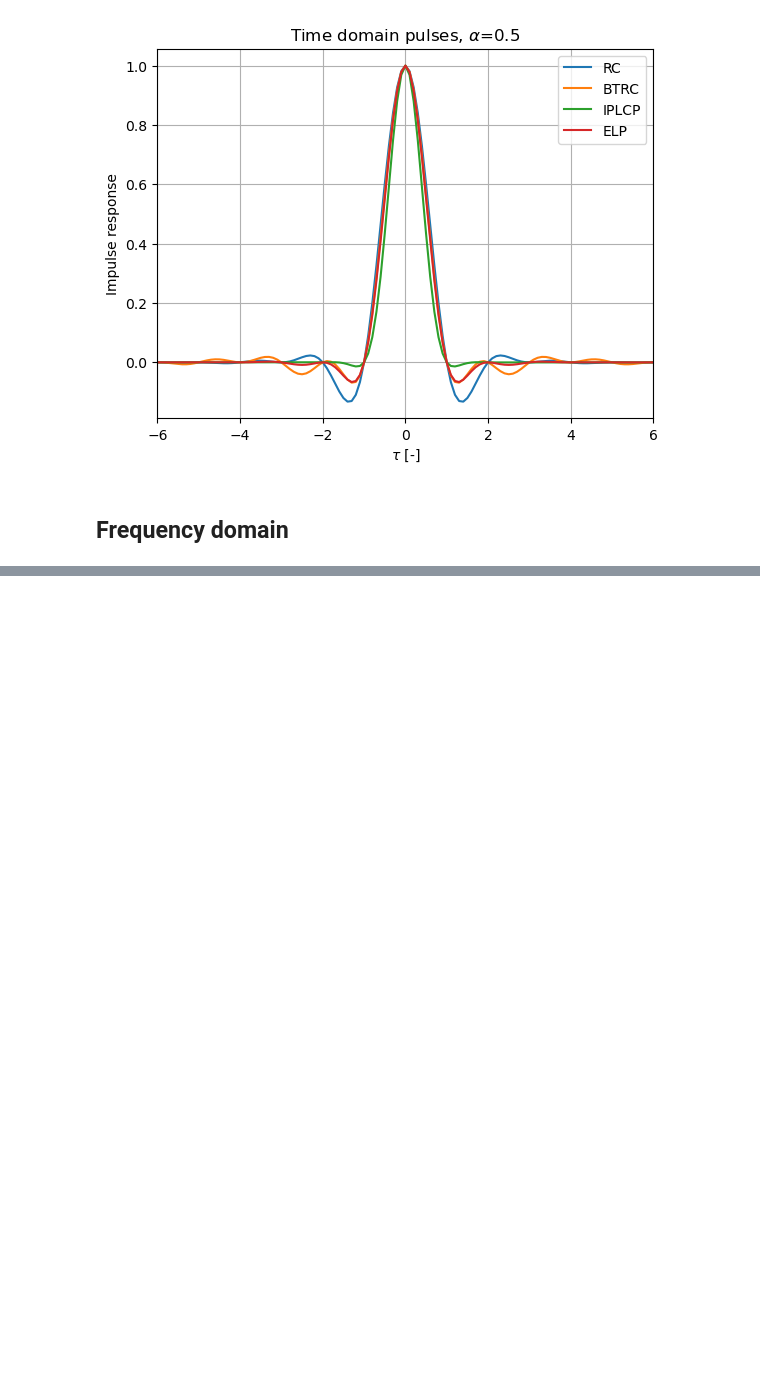
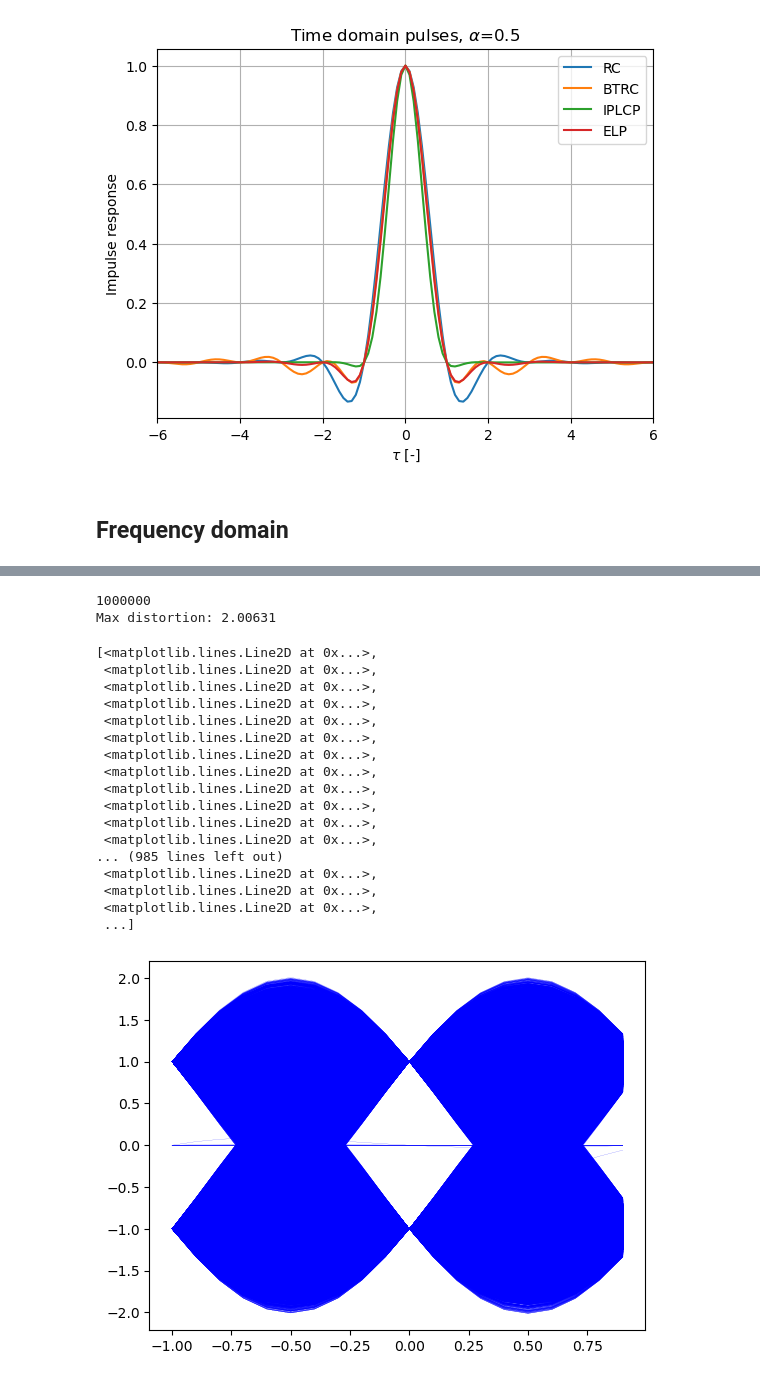
Before and after one commit to DiegoSanzB/EL7041_Project_1, a Jupyter notebook: plot.ipynb, the cells around one changed output, grey strips where cells are left out. Drawn from its saved outputs; the diff is of its cells as text; code cells hidden in the pictures; blank space fills up the shorter version.

Commit message:
figured out why eye diagram issue happens, still no Idea how to fix

```diff
--- a/plot.ipynb
+++ b/plot.ipynb
@@ -119,0 +121,6 @@ fig1.savefig(SAVEDIR + "freq_domain_022.pdf")
+# %%
+data_eye = pd.read_csv("results/P2_results.csv")
+data_eye.drop(columns=["Unnamed: 4"], inplace=True)
+data_eye.tail()
+# # Get data titles as a list
+# titles = data_time.columns.tolist()
@@ -119,0 +134,32 @@ fig1.savefig(SAVEDIR + "freq_domain_022.pdf")
+# %%
+data_eye_RC = data_eye["RC_alpha_0.220000"]
+# For some reason, the first 600 values are 0 , remove them
+data_e = data_eye_RC[6*FS*FS:].to_numpy()
+print(len(data_e))
+print(f"Max distortion: {data_e.max()}")
+x = np.linspace(-1, 0.9, 2*FS)
+
+
+data_e_reshape = data_e.reshape((int(len(data_e)/(2*FS)) , 2*FS))
+plt.plot(x, data_e_reshape.T, linewidth=.1, color='blue')
+# %% [output]
+1000000
+Max distortion: 2.00631
+[<matplotlib.lines.Line2D at 0x...>,
+ <matplotlib.lines.Line2D at 0x...>,
+ <matplotlib.lines.Line2D at 0x...>,
+ <matplotlib.lines.Line2D at 0x...>,
+ <matplotlib.lines.Line2D at 0x...>,
+ <matplotlib.lines.Line2D at 0x...>,
+ <matplotlib.lines.Line2D at 0x...>,
+ <matplotlib.lines.Line2D at 0x...>,
+ <matplotlib.lines.Line2D at 0x...>,
+ <matplotlib.lines.Line2D at 0x...>,
+ <matplotlib.lines.Line2D at 0x...>,
+ <matplotlib.lines.Line2D at 0x...>,
+... (985 lines left out)
+ <matplotlib.lines.Line2D at 0x...>,
+ <matplotlib.lines.Line2D at 0x...>,
+ <matplotlib.lines.Line2D at 0x...>,
+ ...]
+[figure, added]
```
Also changed, not shown: parts of 4 cells of this notebook, 6 other files.
